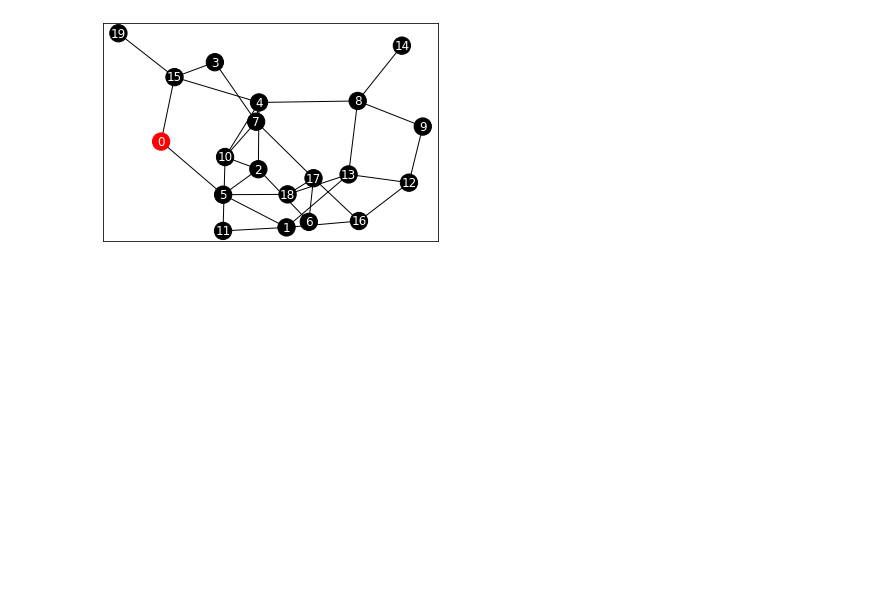
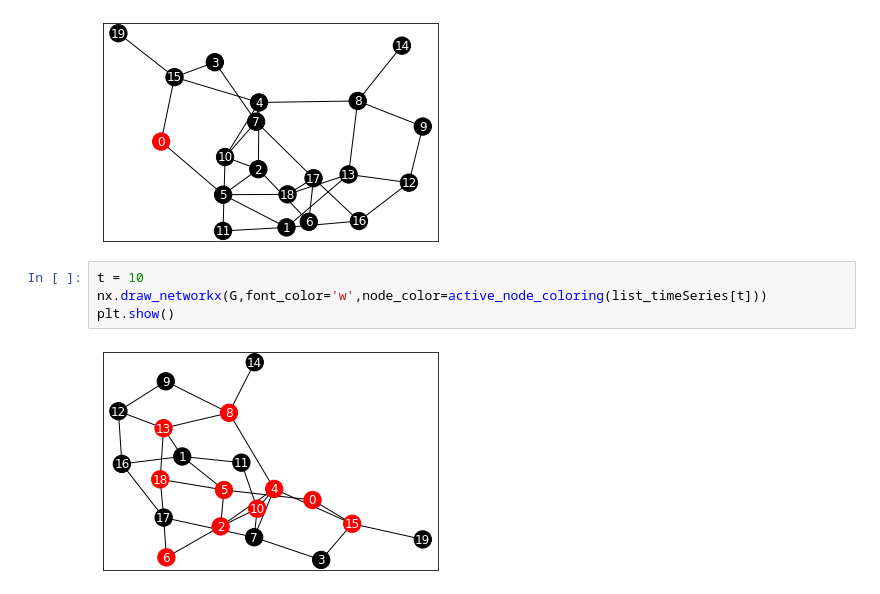
Before and after one commit to rd-yamatakuuu/python-dataknock, a Jupyter notebook: 71-80.ipynb, the cells around one changed output. Cells and saved outputs as stored; diff of their text form; blank space fills up the shorter version.

```diff
--- a/71-80.ipynb
+++ b/71-80.ipynb
@@ -92,3 +92,9 @@ nx.draw_networkx(G,font_color='w',node_color=active_node_coloring(list_timeSerie
 plt.show()
 # %% [output]
 [figure]
+# %%
+t = 10
+nx.draw_networkx(G,font_color='w',node_color=active_node_coloring(list_timeSeries[t]))
+plt.show()
+# %% [output]
+[figure, added]
```
Also changed, not shown: parts of 8 cells of this notebook.
